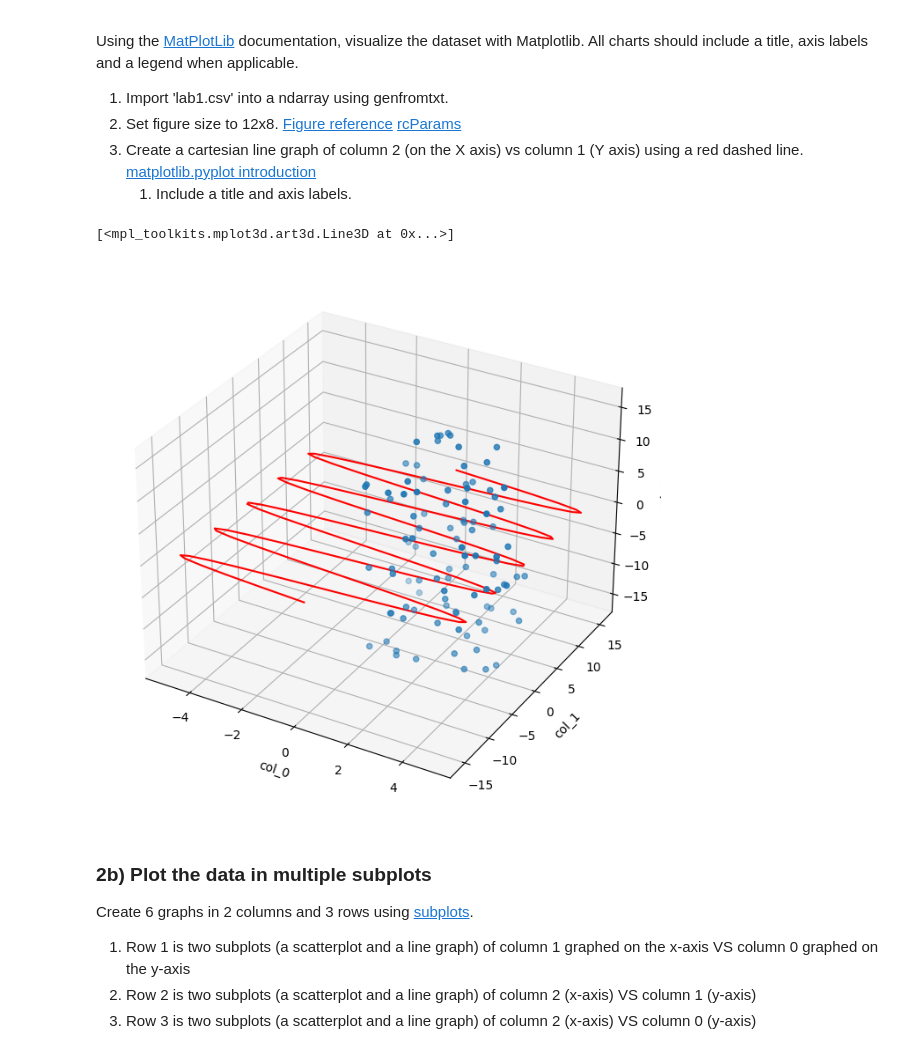
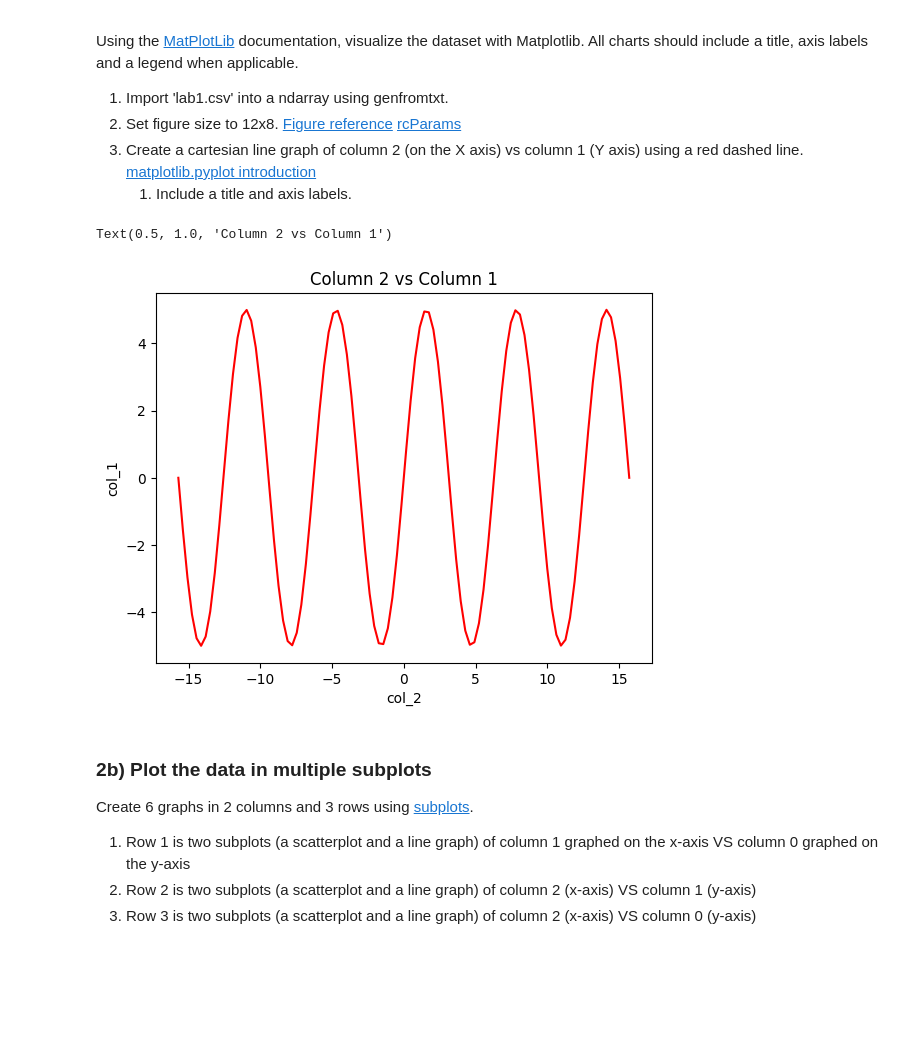
Before and after one commit to thecodingaviator/cs251, a Jupyter notebook: project1/lab1b/Lab01b.ipynb, the cells around one changed output. Drawn from its saved outputs; the diff is of its cells as text; code cells hidden in the pictures; blank space fills up the shorter version.

```diff
--- a/project1/lab1b/Lab01b.ipynb
+++ b/project1/lab1b/Lab01b.ipynb
@@ -145,27 +145,34 @@ Using the [MatPlotLib](https://matplotlib.org/) documentation, visualize the dat
 # %%
 import matplotlib.pyplot as plt
 import numpy as np
 
 data = np.genfromtxt('data/lab1.csv', delimiter=',')
 
 # Read first row of file for labels
 labels = np.genfromtxt('data/lab1.csv', delimiter=',', max_rows=1, dtype=str)
 
-# Plot the data as 3d scatter plot
-fig = plt.figure(figsize=(12, 8))
-ax = fig.add_subplot(111, projection='3d')
-ax.scatter(data[:, 0], data[:, 1], data[:, 2])
+# # Plot the data as 3d scatter plot
+# fig = plt.figure(figsize=(12, 8))
+# ax = fig.add_subplot(111, projection='3d')
+# ax.scatter(data[:, 0], data[:, 1], data[:, 2])
+
+# # Set the labels
+# ax.set_xlabel(labels[0])
+# ax.set_ylabel(labels[1])
+# ax.set_zlabel(labels[2])
+
+# Cartesian line graph of column 2 vs column 1 using a red line using pyplot
+plt.plot(data[:, 2], data[:, 1], color='red')
 
 # Set the labels
-ax.set_xlabel(labels[0])
-ax.set_ylabel(labels[1])
-ax.set_zlabel(labels[2])
+plt.xlabel(labels[2])
+plt.ylabel(labels[1])
 
-# Cartesiam line graph of column 2 vs column 1 using a red line
-plt.plot(data[:, 1], data[:, 2], 'r')
+# Add title
+plt.title('Column 2 vs Column 1')
 # %% [output]
-[<mpl_toolkits.mplot3d.art3d.Line3D at 0x...>]
+Text(0.5, 1.0, 'Column 2 vs Column 1')
-[figure, old version]
+[figure, new version]
 # %% [markdown]
 ### 2b) Plot the data in multiple subplots
 
```
Also changed, not shown: parts of 3 cells of this notebook.
